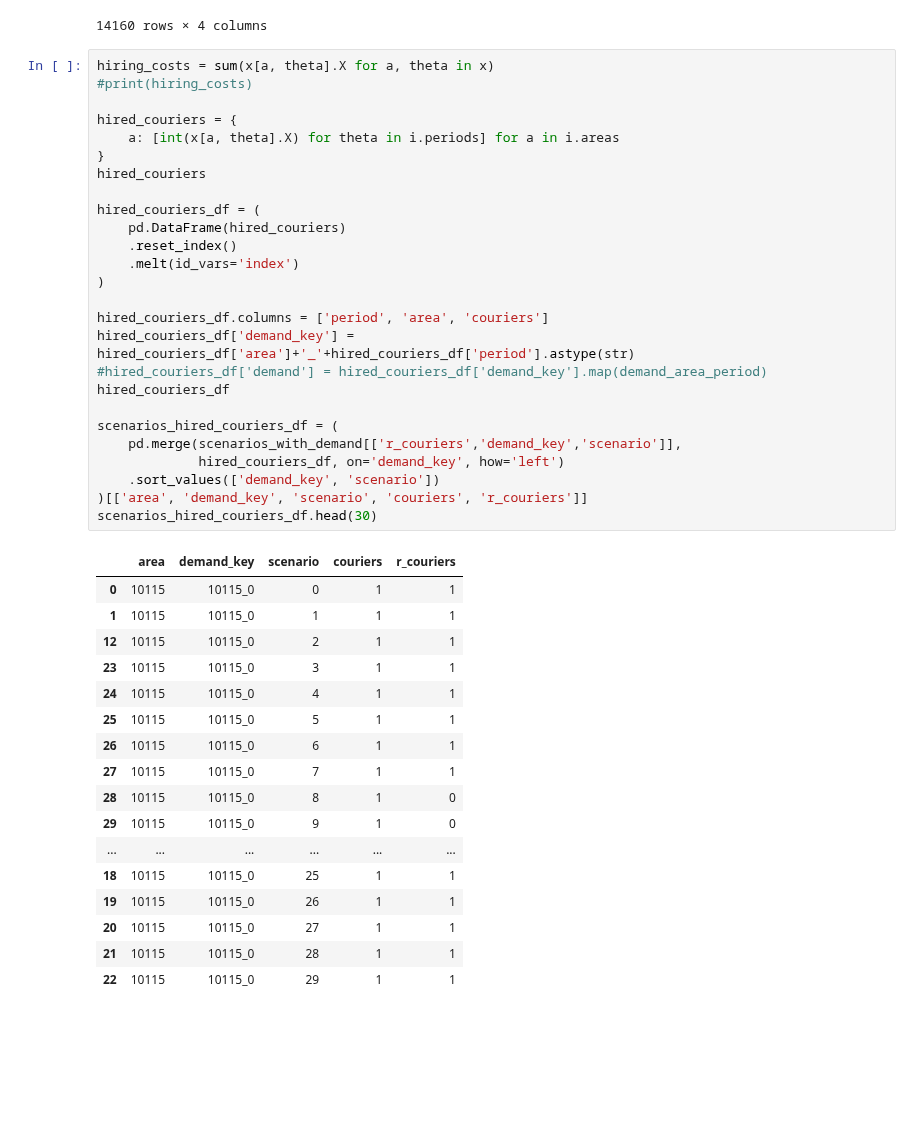
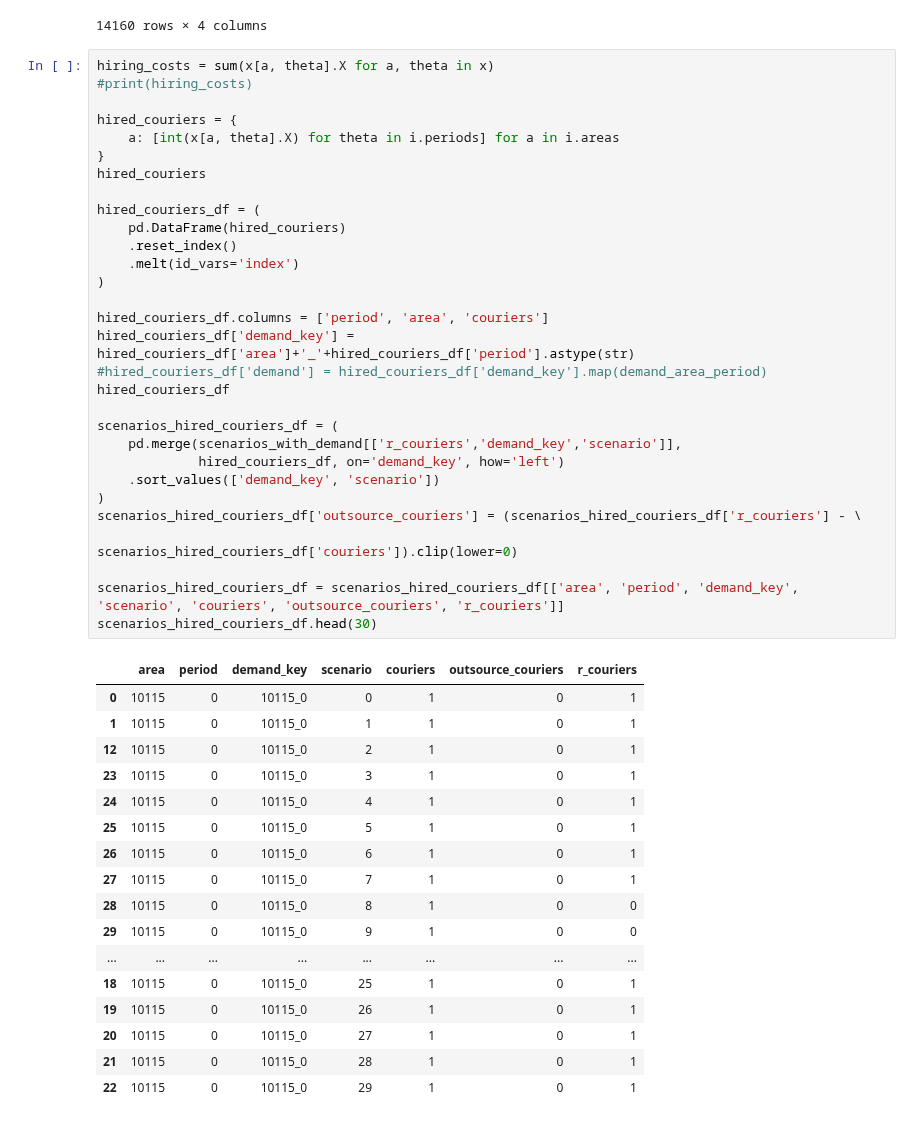
Before and after one commit to carlosperez1997/lmd-sizing-scheduling, a Jupyter notebook: solver/solver.ipynb, the cells around one changed output. Saved outputs shown, nothing was run; the diff lists cells and outputs as text; blank space fills up the shorter version.

```diff
--- a/solver/solver.ipynb
+++ b/solver/solver.ipynb
@@ -145,45 +149,49 @@ scenarios_with_demand
 # %%
 hiring_costs = sum(x[a, theta].X for a, theta in x)
 #print(hiring_costs)
 
 hired_couriers = {
     a: [int(x[a, theta].X) for theta in i.periods] for a in i.areas
 }
 hired_couriers
 
 hired_couriers_df = (
     pd.DataFrame(hired_couriers)
     .reset_index()
     .melt(id_vars='index')
 )
 
 hired_couriers_df.columns = ['period', 'area', 'couriers']
 hired_couriers_df['demand_key'] = hired_couriers_df['area']+'_'+hired_couriers_df['period'].astype(str)
 #hired_couriers_df['demand'] = hired_couriers_df['demand_key'].map(demand_area_period)
 hired_couriers_df
 
 scenarios_hired_couriers_df = (
     pd.merge(scenarios_with_demand[['r_couriers','demand_key','scenario']],
              hired_couriers_df, on='demand_key', how='left')
     .sort_values(['demand_key', 'scenario'])
-)[['area', 'demand_key', 'scenario', 'couriers', 'r_couriers']]
+)
+scenarios_hired_couriers_df['outsource_couriers'] = (scenarios_hired_couriers_df['r_couriers'] - \
+                                                     scenarios_hired_couriers_df['couriers']).clip(lower=0)
+
+scenarios_hired_couriers_df = scenarios_hired_couriers_df[['area', 'period', 'demand_key', 'scenario', 'couriers', 'outsource_couriers', 'r_couriers']]
 scenarios_hired_couriers_df.head(30)
 # %% [output]
-|  | area | demand_key | scenario | couriers | r_couriers |
-| 0 | 10115 | 10115_0 | 0 | 1 | 1 |
-| 1 | 10115 | 10115_0 | 1 | 1 | 1 |
-| 12 | 10115 | 10115_0 | 2 | 1 | 1 |
-| 23 | 10115 | 10115_0 | 3 | 1 | 1 |
-| 24 | 10115 | 10115_0 | 4 | 1 | 1 |
-| 25 | 10115 | 10115_0 | 5 | 1 | 1 |
-| 26 | 10115 | 10115_0 | 6 | 1 | 1 |
-| 27 | 10115 | 10115_0 | 7 | 1 | 1 |
-| 28 | 10115 | 10115_0 | 8 | 1 | 0 |
-| 29 | 10115 | 10115_0 | 9 | 1 | 0 |
-| ... | ... | ... | ... | ... | ... |
-| 18 | 10115 | 10115_0 | 25 | 1 | 1 |
-| 19 | 10115 | 10115_0 | 26 | 1 | 1 |
-| 20 | 10115 | 10115_0 | 27 | 1 | 1 |
-| 21 | 10115 | 10115_0 | 28 | 1 | 1 |
-| 22 | 10115 | 10115_0 | 29 | 1 | 1 |
+|  | area | period | demand_key | scenario | couriers | outsource_couriers | r_couriers |
+| 0 | 10115 | 0 | 10115_0 | 0 | 1 | 0 | 1 |
+| 1 | 10115 | 0 | 10115_0 | 1 | 1 | 0 | 1 |
+| 12 | 10115 | 0 | 10115_0 | 2 | 1 | 0 | 1 |
+| 23 | 10115 | 0 | 10115_0 | 3 | 1 | 0 | 1 |
+| 24 | 10115 | 0 | 10115_0 | 4 | 1 | 0 | 1 |
+| 25 | 10115 | 0 | 10115_0 | 5 | 1 | 0 | 1 |
+| 26 | 10115 | 0 | 10115_0 | 6 | 1 | 0 | 1 |
+| 27 | 10115 | 0 | 10115_0 | 7 | 1 | 0 | 1 |
+| 28 | 10115 | 0 | 10115_0 | 8 | 1 | 0 | 0 |
+| 29 | 10115 | 0 | 10115_0 | 9 | 1 | 0 | 0 |
+| ... | ... | ... | ... | ... | ... | ... | ... |
+| 18 | 10115 | 0 | 10115_0 | 25 | 1 | 0 | 1 |
+| 19 | 10115 | 0 | 10115_0 | 26 | 1 | 0 | 1 |
+| 20 | 10115 | 0 | 10115_0 | 27 | 1 | 0 | 1 |
+| 21 | 10115 | 0 | 10115_0 | 28 | 1 | 0 | 1 |
+| 22 | 10115 | 0 | 10115_0 | 29 | 1 | 0 | 1 |
 # %%
```
Also changed, not shown: parts of 8 cells of this notebook.
